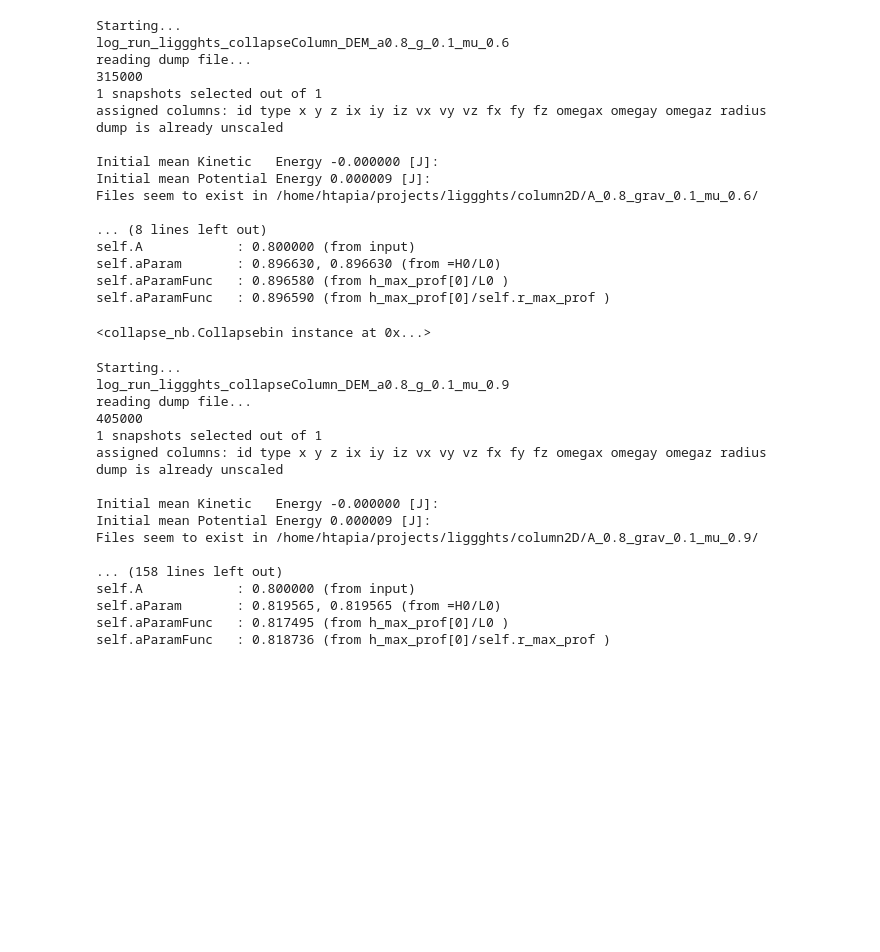
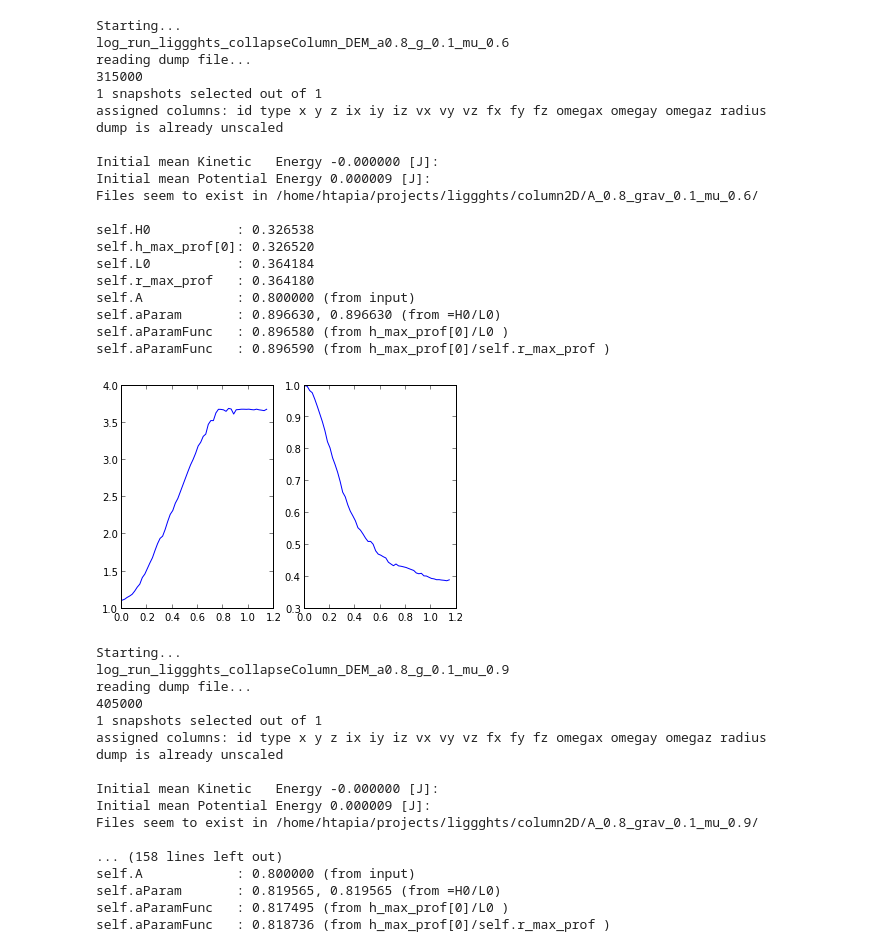
Before and after one commit to htapia/granular-column-collapses, a Jupyter notebook: CollapseAnalysis.ipynb, the cells around one changed output. Drawn from its saved outputs; the diff is of its cells as text; code cells hidden in the pictures; blank space fills up the shorter version.

```diff
--- a/CollapseAnalysis.ipynb
+++ b/CollapseAnalysis.ipynb
@@ -14,7 +16,7 @@ import collapse_nb as col
 # %%
 gis = np.array([0.1, 0.2, 0.3, 0.4, 0.5, 1.0, 10.0])
 # %%
-col.Collapsebin(0.8,0.1,0.6)
+c=col.Collapsebin(0.8,0.1,0.6)
 # %% [output]
 Starting...
 log_run_liggghts_collapseColumn_DEM_a0.8_g_0.1_mu_0.6
@@ -28,12 +30,18 @@ Initial mean Kinetic   Energy -0.000000 [J]:
 Initial mean Potential Energy 0.000009 [J]:
 Files seem to exist in /home/htapia/projects/liggghts/column2D/A_0.8_grav_0.1_mu_0.6/
 
-... (8 lines left out)
+self.H0           : 0.326538
+self.h_max_prof[0]: 0.326520
+self.L0           : 0.364184
+self.r_max_prof   : 0.364180
 self.A            : 0.800000 (from input)
 self.aParam       : 0.896630, 0.896630 (from =H0/L0)
 self.aParamFunc   : 0.896580 (from h_max_prof[0]/L0 )
 self.aParamFunc   : 0.896590 (from h_max_prof[0]/self.r_max_prof )
-<collapse_nb.Collapsebin instance at 0x...>
+# %%
+col.plotDist(c)
+# %% [output]
+[figure, added]
 # %%
 data = pd.Series([col.Collapsebin(0.8,g,0.9) for g in gis], index=gis)
 data.name = 'A=0.8, mu=0.9'
```
Also changed, not shown: parts of 2 cells of this notebook, 6 other files.
